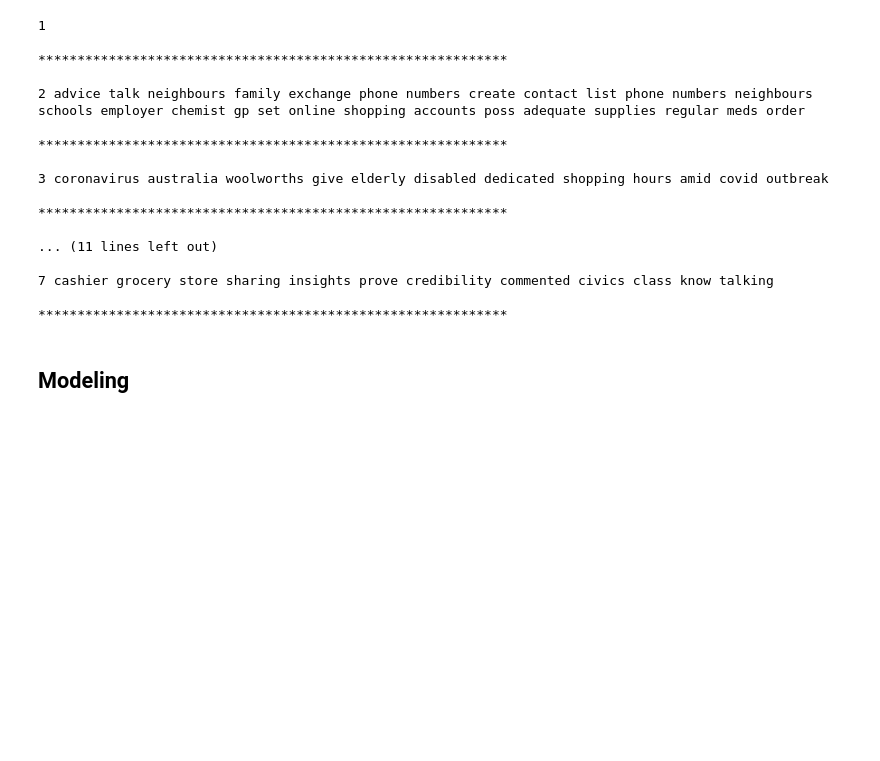
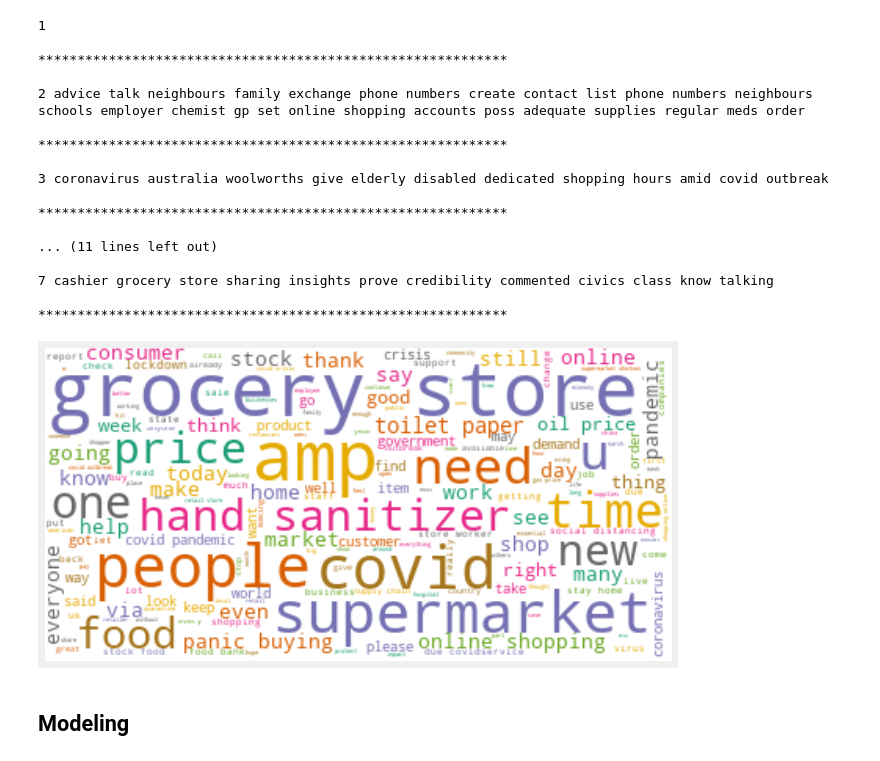
Before and after one commit to aayomide/iqube_covid19_nlp, a Jupyter notebook: iqube_covid19_nlp.ipynb, the cells around one changed output. Saved outputs shown, nothing was run; the diff lists cells and outputs as text; code cells hidden in the pictures; blank space fills up the shorter version.

```diff
--- a/iqube_covid19_nlp.ipynb
+++ b/iqube_covid19_nlp.ipynb
@@ -404,6 +419,23 @@ tweets(combined, 7, "tweet")
 7 cashier grocery store sharing insights prove credibility commented civics class know talking
 
 ************************************************************
+# %%
+# most common words in our tweet data
+corpus = ",".join(word for word in combined.tweet)
+stopwords = set(STOPWORDS)
+tweet_wc = WordCloud(max_words = 500, colormap='Dark2_r',
+                        background_color='white', stopwords=stopwords).generate(corpus)
+
+# display the cloud
+fig = plt.figure()
+fig.set_figwidth(10) # set width
+fig.set_figheight(10) # set height
+
+plt.imshow(tweet_wc, interpolation="bilinear")
+plt.axis("off")
+plt.show()
+# %% [output]
+[figure, added]
 # %%
 # encode Sentiment label values
 le = LabelEncoder()
```
Also changed, not shown: parts of 14 cells of this notebook.
